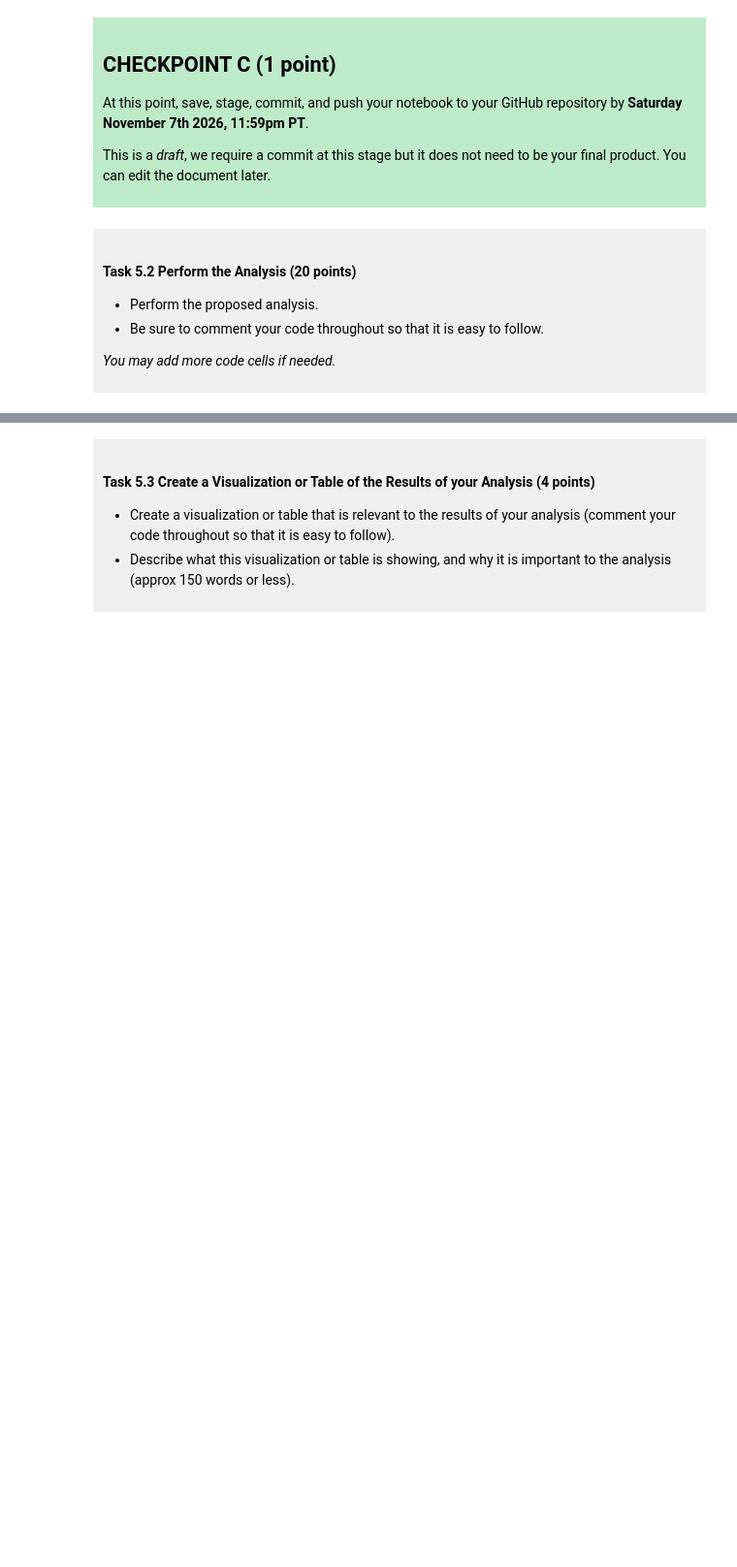
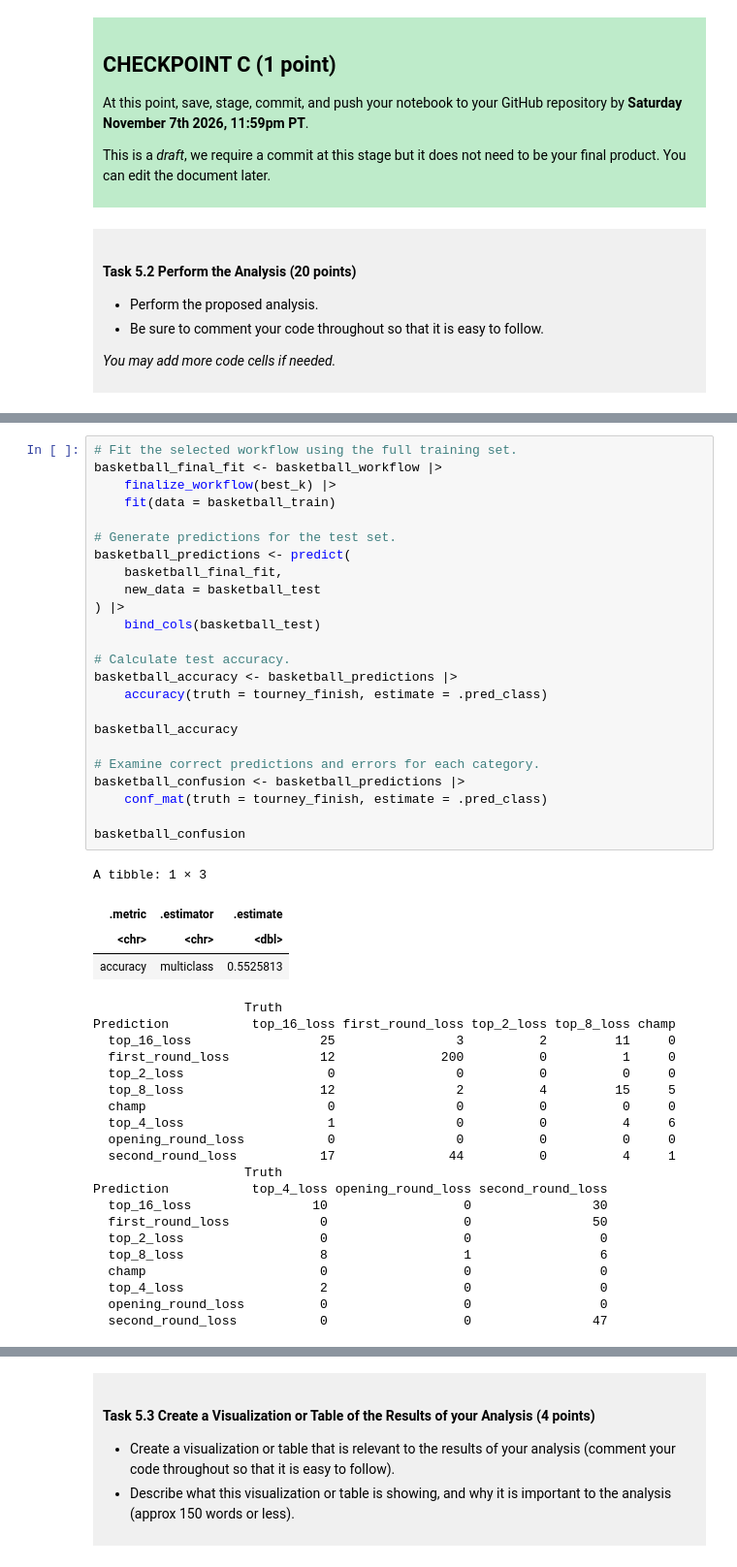
Before and after one commit to bettyzou/dsci-100-project-zihui-zou, a Jupyter notebook: dsci-100-project-notebook.ipynb, the cells around one changed output, grey strips where cells are left out. Shown at 97% size. Saved outputs shown, nothing was run; the diff lists cells and outputs as text; blank space fills up the shorter version.

```diff
--- a/dsci-100-project-notebook.ipynb
+++ b/dsci-100-project-notebook.ipynb
@@ -472,0 +542,49 @@ This is a *draft*, we require a commit at this stage but it does not need to be
+# %%
+# Fit the selected workflow using the full training set.
+basketball_final_fit <- basketball_workflow |>
+    finalize_workflow(best_k) |>
+    fit(data = basketball_train)
+
+# Generate predictions for the test set.
+basketball_predictions <- predict(
+    basketball_final_fit,
+    new_data = basketball_test
+) |>
+    bind_cols(basketball_test)
+
+# Calculate test accuracy.
+basketball_accuracy <- basketball_predictions |>
+    accuracy(truth = tourney_finish, estimate = .pred_class)
+
+basketball_accuracy
+
+# Examine correct predictions and errors for each category.
+basketball_confusion <- basketball_predictions |>
+    conf_mat(truth = tourney_finish, estimate = .pred_class)
+
+basketball_confusion
+# %% [output]
+A tibble: 1 × 3
+| .metric | .estimator | .estimate |
+| <chr> | <chr> | <dbl> |
+| accuracy | multiclass | 0.5525813 |
+                    Truth
+Prediction           top_16_loss first_round_loss top_2_loss top_8_loss champ
+  top_16_loss                 25                3          2         11     0
+  first_round_loss            12              200          0          1     0
+  top_2_loss                   0                0          0          0     0
+  top_8_loss                  12                2          4         15     5
+  champ                        0                0          0          0     0
+  top_4_loss                   1                0          0          4     6
+  opening_round_loss           0                0          0          0     0
+  second_round_loss           17               44          0          4     1
+                    Truth
+Prediction           top_4_loss opening_round_loss second_round_loss
+  top_16_loss                10                  0                30
+  first_round_loss            0                  0                50
+  top_2_loss                  0                  0                 0
+  top_8_loss                  8                  1                 6
+  champ                       0                  0                 0
+  top_4_loss                  2                  0                 0
+  opening_round_loss          0                  0                 0
+  second_round_loss           0                  0                47
```
Also changed, not shown: parts of 10 cells of this notebook.
